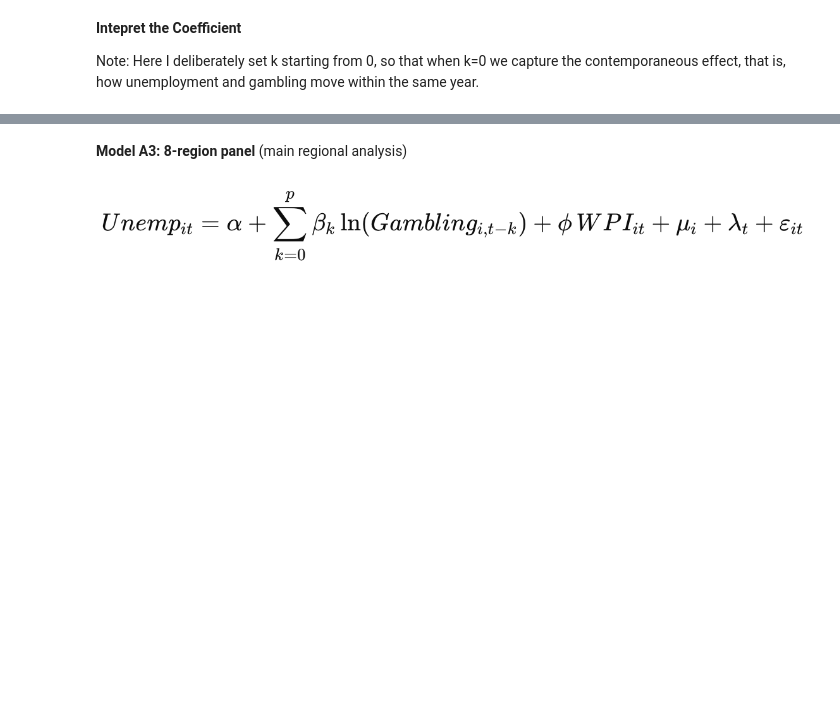
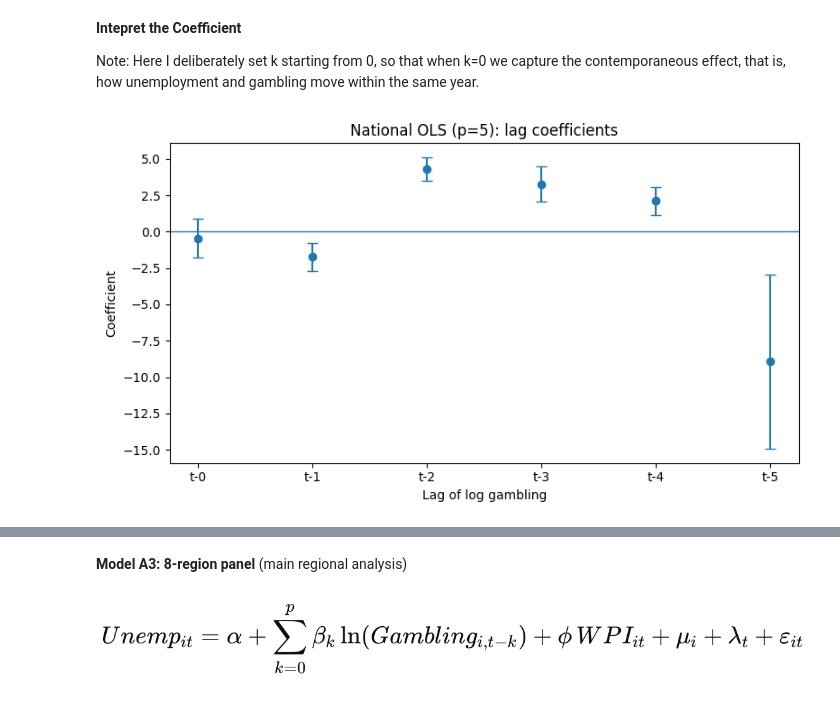
Before and after one commit to ttsupra30/QM2, a Jupyter notebook: Copy_of_QM_2_.ipynb, the cells around one changed output, grey strips where cells are left out. Drawn from its saved outputs; the diff is of its cells as text; code cells hidden in the pictures; blank space fills up the shorter version.

```diff
--- a/Copy_of_QM_2_.ipynb
+++ b/Copy_of_QM_2_.ipynb
@@ -223,0 +306,31 @@ scatter_actual_vs_predicted(res_nat, used_nat, title=f"National: actual vs predi
+# %%
+import matplotlib.pyplot as plt
+import numpy as np
+
+def plot_ols_lag_coeffs(res, *, p, prefix="g_L", title="OLS coefficients by lag", ylab="Coefficient"):
+    lags = list(range(0, p+1))
+    names = [f"{prefix}{k}" for k in lags]
+
+    coefs = np.array([res.params.get(n, np.nan) for n in names], dtype=float)
+    ses   = np.array([res.bse.get(n, np.nan) for n in names], dtype=float)
+
+    ci_low  = coefs - 1.96*ses
+    ci_high = coefs + 1.96*ses
+
+    x = np.arange(len(lags))
+
+    plt.figure(figsize=(8,4.5))
+    plt.axhline(0, linewidth=1)
+    plt.errorbar(x, coefs, yerr=1.96*ses, fmt="o", capsize=4)
+    plt.xticks(x, [f"t-{k}" for k in lags])
+    plt.xlabel("Lag of log gambling")
+    plt.ylabel(ylab)
+    plt.title(title)
+    plt.tight_layout()
+    plt.show()
+
+    # If you want p=5:
+res_nat5, used_nat5 = ts_ols_modelA(nat, year_col=YEAR, p=5)
+plot_ols_lag_coeffs(res_nat5, p=5, title="National OLS (p=5): lag coefficients")
+# %% [output]
+[figure, added]
```
Also changed, not shown: parts of 35 cells of this notebook.
